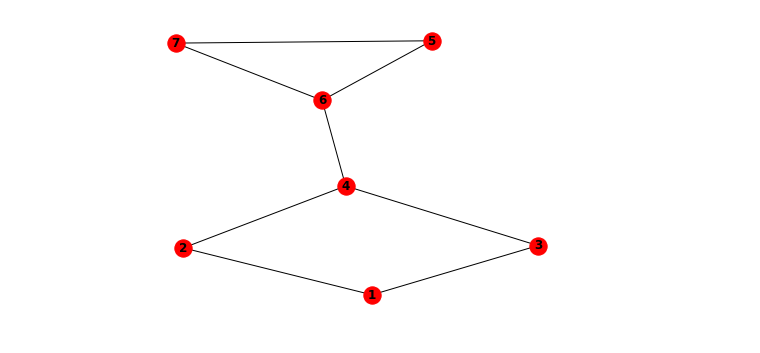
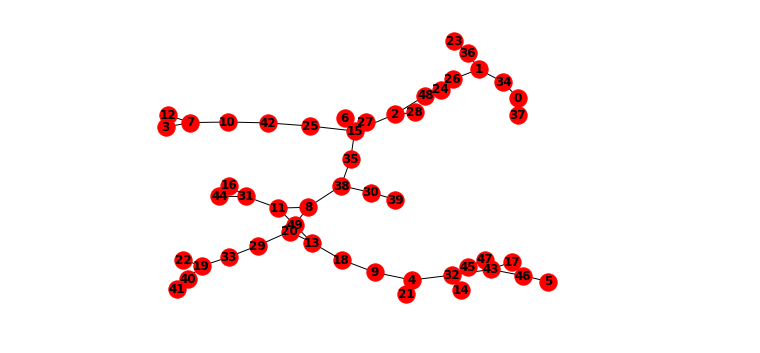
Before and after one commit to ZhangYifeng97/distributed_auction, a Jupyter notebook: auction.ipynb, the cells around one changed output. Cells and saved outputs as stored; diff of their text form; code cells hidden in the pictures.

```diff
--- a/auction.ipynb
+++ b/auction.ipynb
@@ -1,20 +1,23 @@
 # %%
 import networkx as nx
+from utils import *
 import matplotlib.pyplot as plt
 import random
-import copy
-
-G = nx.Graph()
 
 
 
-nodes = [i for i in range(1, 8)]
-edges = [(1, 2), (1, 3),(2, 4), (3, 4), (4, 6), (5, 6), (5, 7), (6, 7)]
+num_nodes = 50
 
-G.add_nodes_from(nodes)
-G.add_edges_from(edges)
+# G = nx.Graph()
+G = nx.connected_watts_strogatz_graph(num_nodes, 2, 1)
 
+
+# nodes = [i for i in range(1, 8)]
+# edges = [(1, 2), (1, 3),(2, 4), (3, 4), (4, 6), (5, 6), (5, 7), (6, 7)]
+
+# G.add_nodes_from(nodes)
+# G.add_edges_from(edges)
 nx.draw(G, with_labels=True, font_weight='bold')
 plt.show()
 # %% [output]
-[figure, old version]
+[figure, new version]
```
Also changed, not shown: parts of 8 cells of this notebook, 2 other files.
